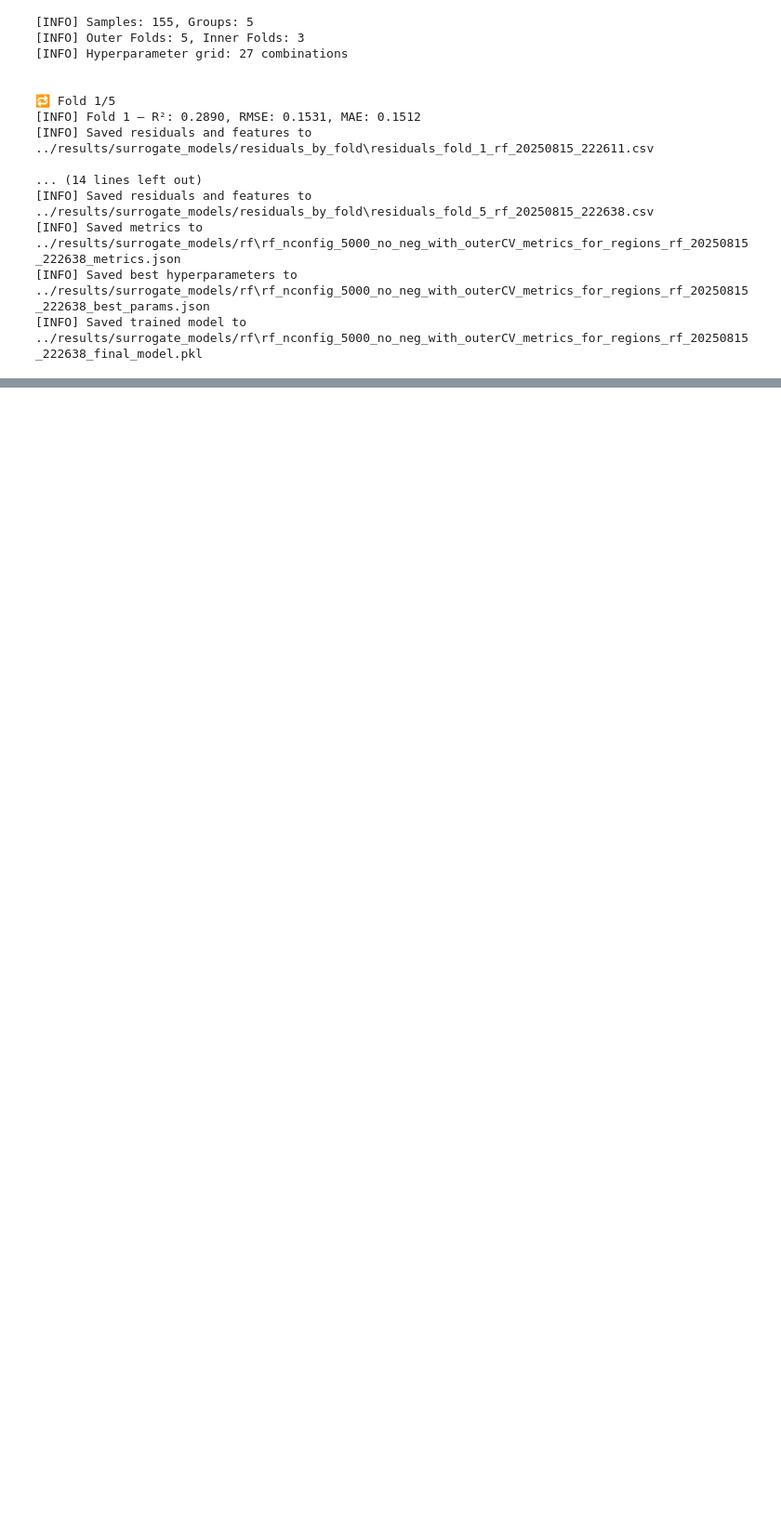
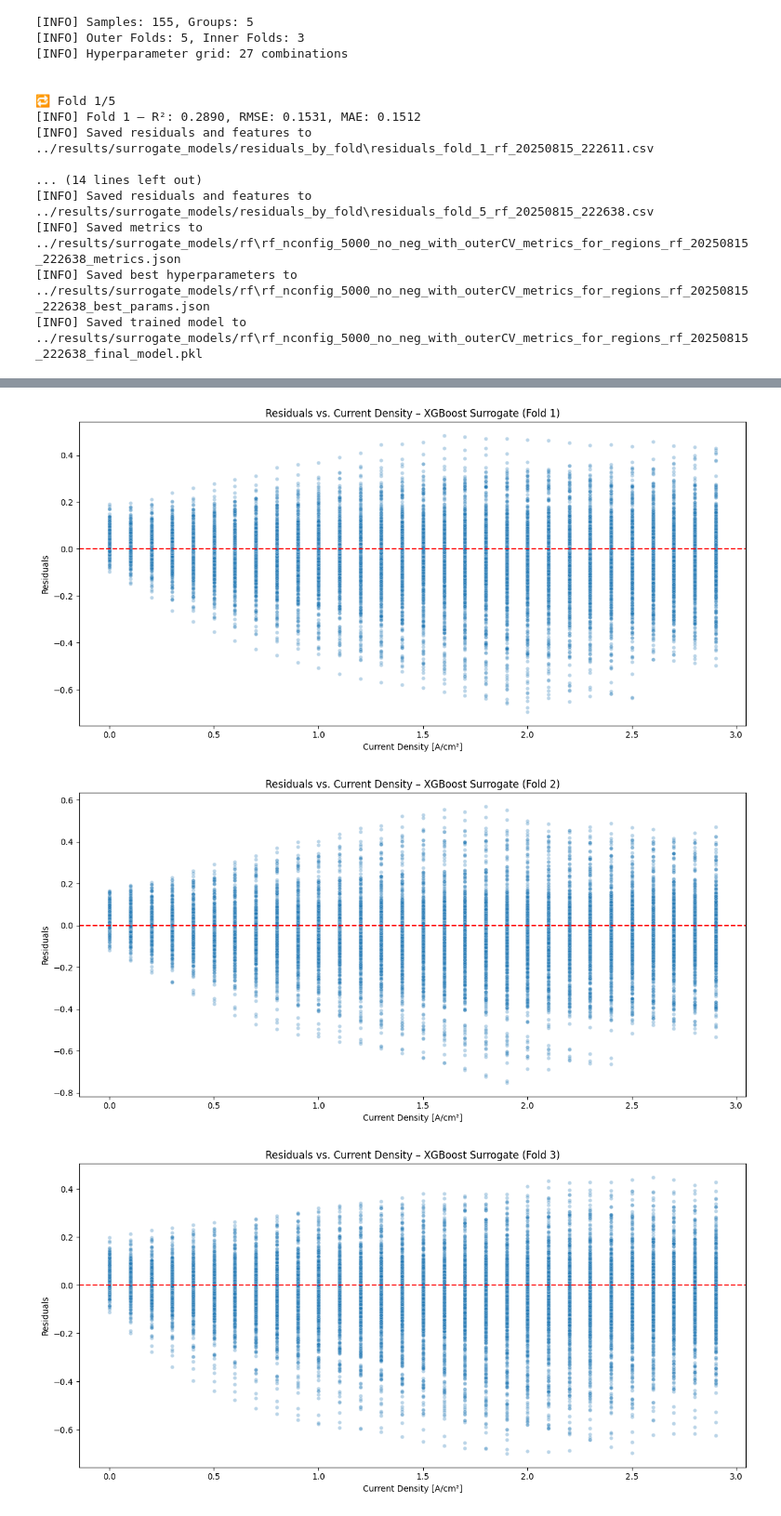
Before and after one commit to nathaly-vergel/Official-Sensitivity-Analysis-and-Surrogate-Modeling-of-PEM-Fuel-Cells, a Jupyter notebook: notebooks/04_surrogate_models_training.ipynb, the cells around one changed output, grey strips where cells are left out. Shown at 93% size. Cells and saved outputs as stored; diff of their text form; code cells hidden in the pictures; blank space fills up the shorter version.

Commit message:
Added xgb resiudal plots

```diff
--- a/notebooks/04_surrogate_models_training.ipynb
+++ b/notebooks/04_surrogate_models_training.ipynb
@@ -193,0 +229,35 @@ model_rf, best_params_rf, metrics_rf = save_cv_results(
+# %%
+def map_current_density(df):
+    # Mapping from index (1–30) to current density values
+    current_density_map = {
+        i + 1: val for i, val in enumerate([
+            0.000820796, 0.10081943643864154, 0.20081943643848774, 0.3008194364384895,
+            0.4008194364384925, 0.5008194364384955, 0.6008194364384984, 0.7008194364385013,
+            0.8008194364385044, 0.9008194364385074, 1.0008194364385103, 1.100819436438513,
+            1.2008194364385163, 1.3008194364385193, 1.400819436438522, 1.500819436438525,
+            1.600819436438515, 1.7008194364385032, 1.800819436438491, 1.9008194364384792,
+            2.0008194364384675, 2.1008194364384556, 2.2008194364384437, 2.300819436438432,
+            2.400819436, 2.5008194364384084, 2.600819436438396, 2.7008194364383846,
+            2.8008194364383727, 2.900819436438361
+        ])
+    }
+
+    # Create a new column with actual current density values
+    df['ifc'] = df['current_density_index'].map(current_density_map)
+
+    return df
+# %%
+residual_dfs = []
+for fold in range(1, 6):
+    file_path = f"../results/surrogate_models/xgboost/residuals/residuals_fold{fold}.csv"
+    df_processed = process_residuals(file_path)
+    df_processed.groupby("configuration").max("current_density_index")["current_density_index"].value_counts()
+    df = map_current_density(df_processed)
+    residual_dfs.append(df)
+# %%
+for fold, df in enumerate(residual_dfs, start=1):
+    plot_residuals_vs_ifc(df['ifc'], df['residual'], figsize=(12, 6), alpha=0.3, s=20, title=f"Residuals vs. Current Density – XGBoost Surrogate (Fold {fold})")
+# %% [output]
+[figure, added]
+[figure, added]
+[figure, added]
```
Also changed, not shown: parts of 6 cells of this notebook, 6 other files.
